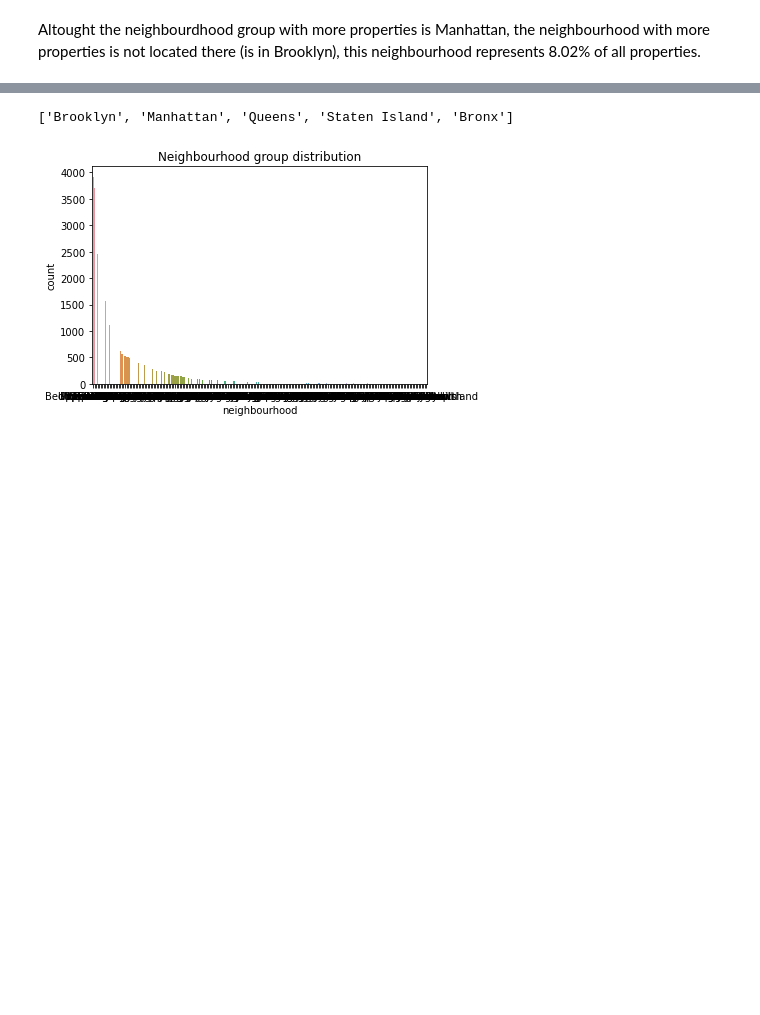
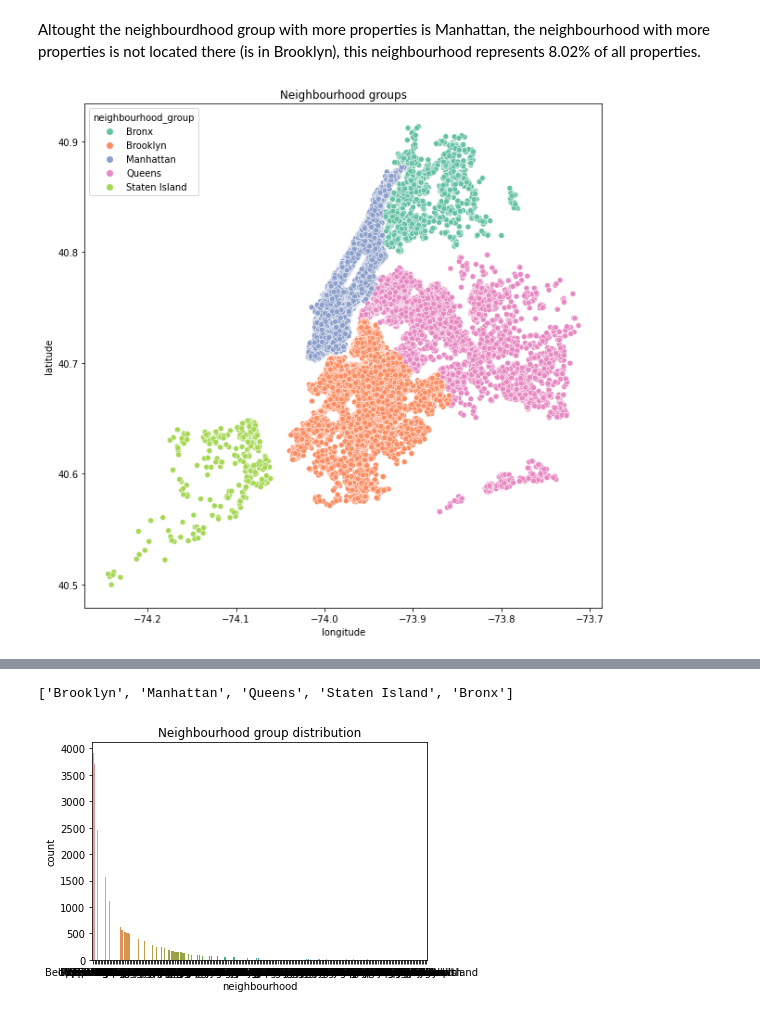
Before and after one commit to camidelgado/machine-learning-python-template, a Jupyter notebook: src/explore.ipynb, the cells around one changed output, grey strips where cells are left out. Drawn from its saved outputs; the diff is of its cells as text; code cells hidden in the pictures; blank space fills up the shorter version.

```diff
--- a/src/explore.ipynb
+++ b/src/explore.ipynb
@@ -163,10 +207,12 @@ table.head(15)
 # %% [markdown]
 Altought the neighbourdhood group with more properties is Manhattan, the  neighbourhood with more properties is not located there (is in Brooklyn), this neighbourhood represents 8.02% of all properties.
 # %%
-plt.figure(figsize=10,10)
-sns.scatterplot(x=df['longitude'], y=df['latitude'], hue=df['neighbourhood_group'])
-plt.title('f')
+plt.figure(figsize=(10,10))
+sns.scatterplot(x=df['longitude'], y=df['latitude'], hue=df['neighbourhood_group'], palette='Set2')
+plt.title('Neighbourhood groups')
 plt.show()
+# %% [output]
+[figure, added]
 # %%
 my_list=table['neighbourhood'].head(10).to_list()
 
```
Also changed, not shown: parts of 11 cells of this notebook.
